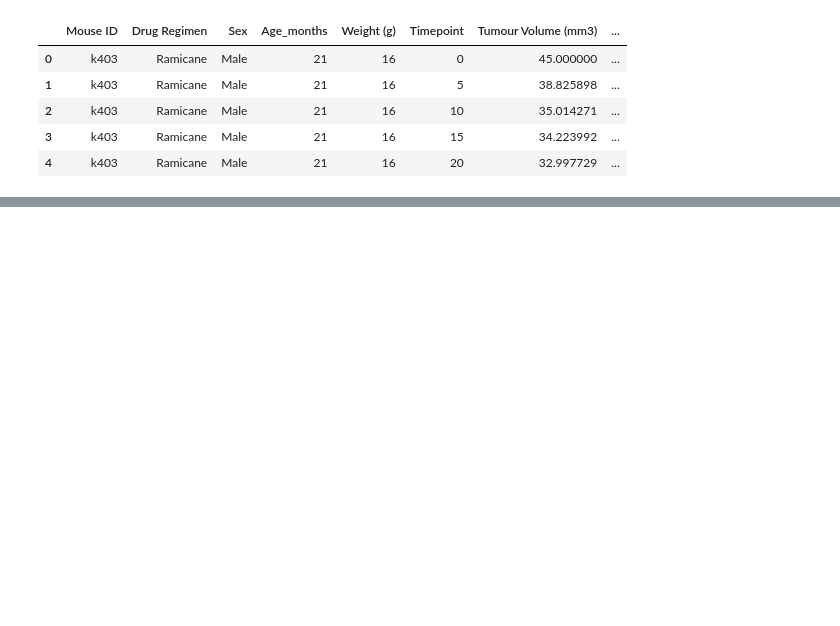
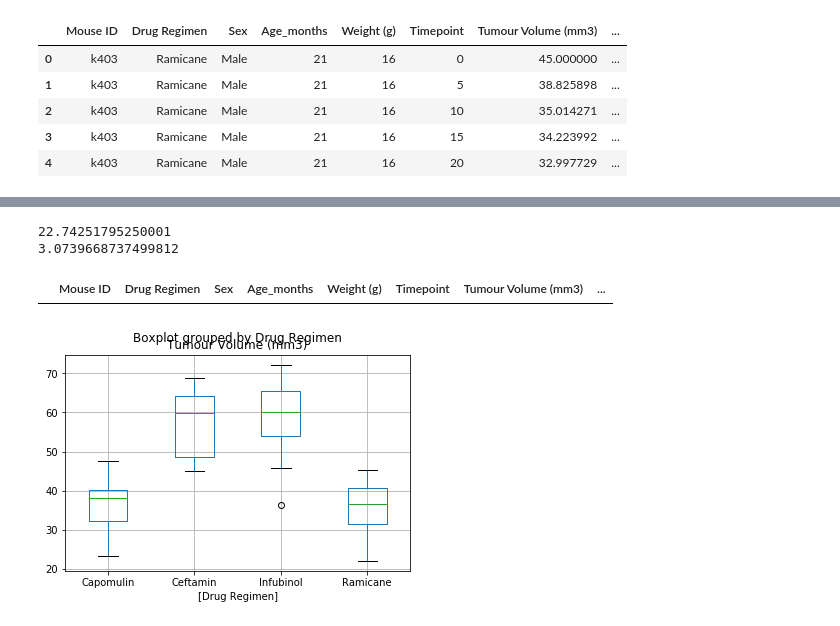
Before and after one commit to ricarojas/pymaceuticals, a Jupyter notebook: pymaceuticals_starter.ipynb, the cells around one changed output, grey strips where cells are left out. Cells and saved outputs as stored; diff of their text form; code cells hidden in the pictures; blank space fills up the shorter version.

```diff
--- a/pymaceuticals_starter.ipynb
+++ b/pymaceuticals_starter.ipynb
@@ -26,0 +256,14 @@ merge_df.head()
+# %%
+# Calculate the final tumor volume of each mouse across four of the treatment regimens:
+# Capomulin, Ramicane, Infubinol, and Ceftamin
+print(regimen)
+drugs = ['Capomulin', 'Ramicane', 'Infubinol', 'Ceftamin']
+
+# Start by getting the last (greatest) timepoint for each mouse
+
+result_df =  new_df.sort_values('Timepoint', ascending=False).drop_duplicates(['Mouse ID'])
+# print(test_df)
+filtered_df = result_df[result_df['Drug Regimen'].isin(drugs)]
+
+# Merge this group df with the original dataframe to get the tumour volume at the last timepoint
+filtered_df[['Mouse ID', 'Drug Regimen', 'Tumour Volume (mm3)', 'Timepoint']]
@@ -26,0 +286,33 @@ merge_df.head()
+# %%
+# Put treatments into a list for for loop (and later for plot labels)
+
+# Create empty list to fill with tumour vol data (for plotting)
+tumour_vol_data = []
+
+# Calculate the IQR and quantitatively determine if there are any potential outliers.
+
+q3, q1 = np.percentile(filtered_df['Tumour Volume (mm3)'], [75,25])
+iqr = q3 - q1
+print(iqr)
+
+outliers = q1 - 1.5*iqr
+print(outliers)
+
+filtered_df[filtered_df['Tumour Volume (mm3)'] < outliers]
+
+
+    # Locate the rows which contain mice on each drug and get the tumour volumes
+
+    # add subset
+
+
+    # Determine outliers using upper and lower bounds
+# %% [output]
+22.74251795250001
+3.0739668737499812
+|  | Mouse ID | Drug Regimen | Sex | Age_months | Weight (g) | Timepoint | Tumour Volume (mm3) | ... |
+# %%
+# Generate a box plot of the final tumour volume of each mouse across four regimens of interest
+boxplot = filtered_df.boxplot(column=['Tumour Volume (mm3)'], by=['Drug Regimen'])
+# %% [output]
+[figure, added]
```
Also changed, not shown: parts of 25 cells of this notebook.
